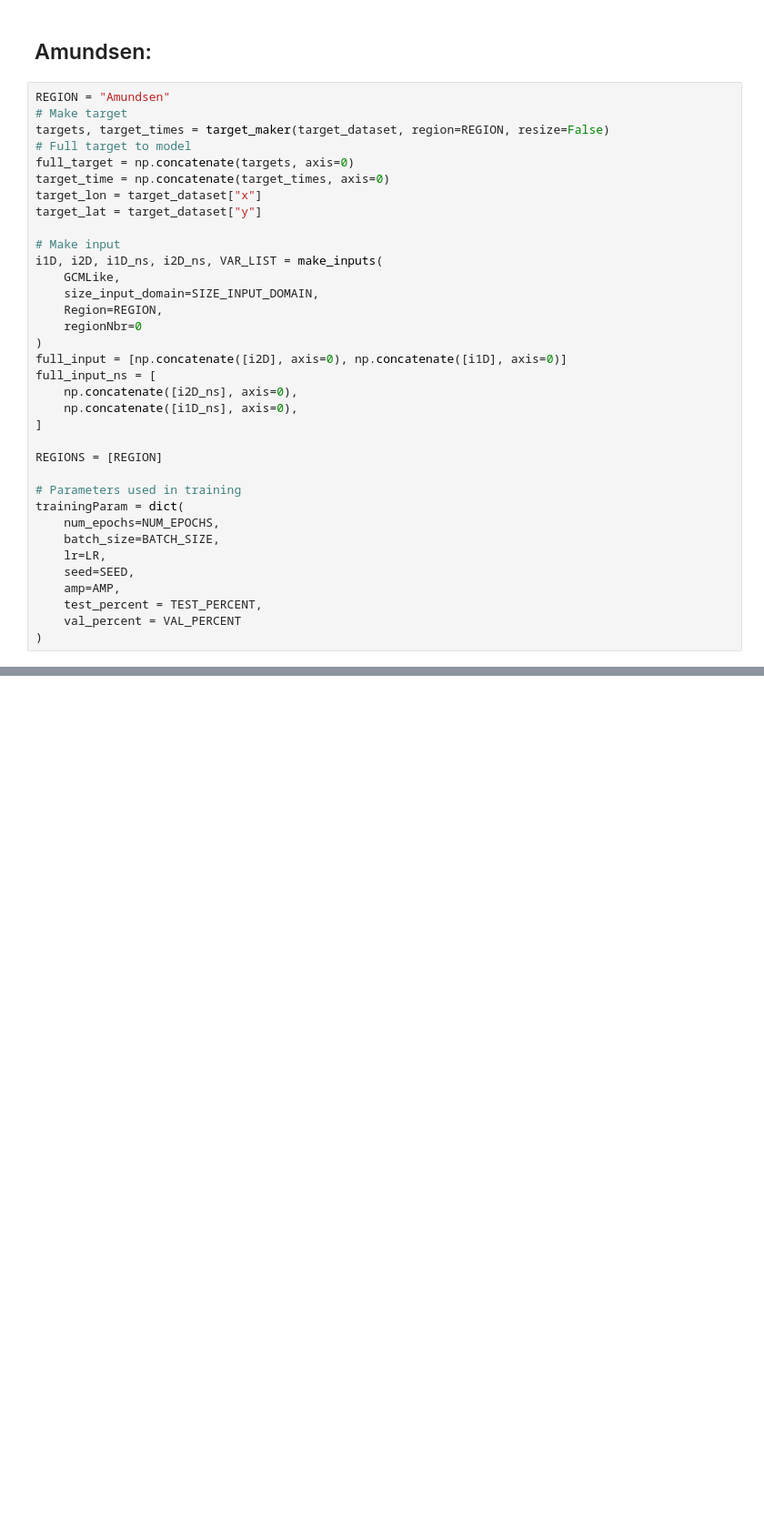
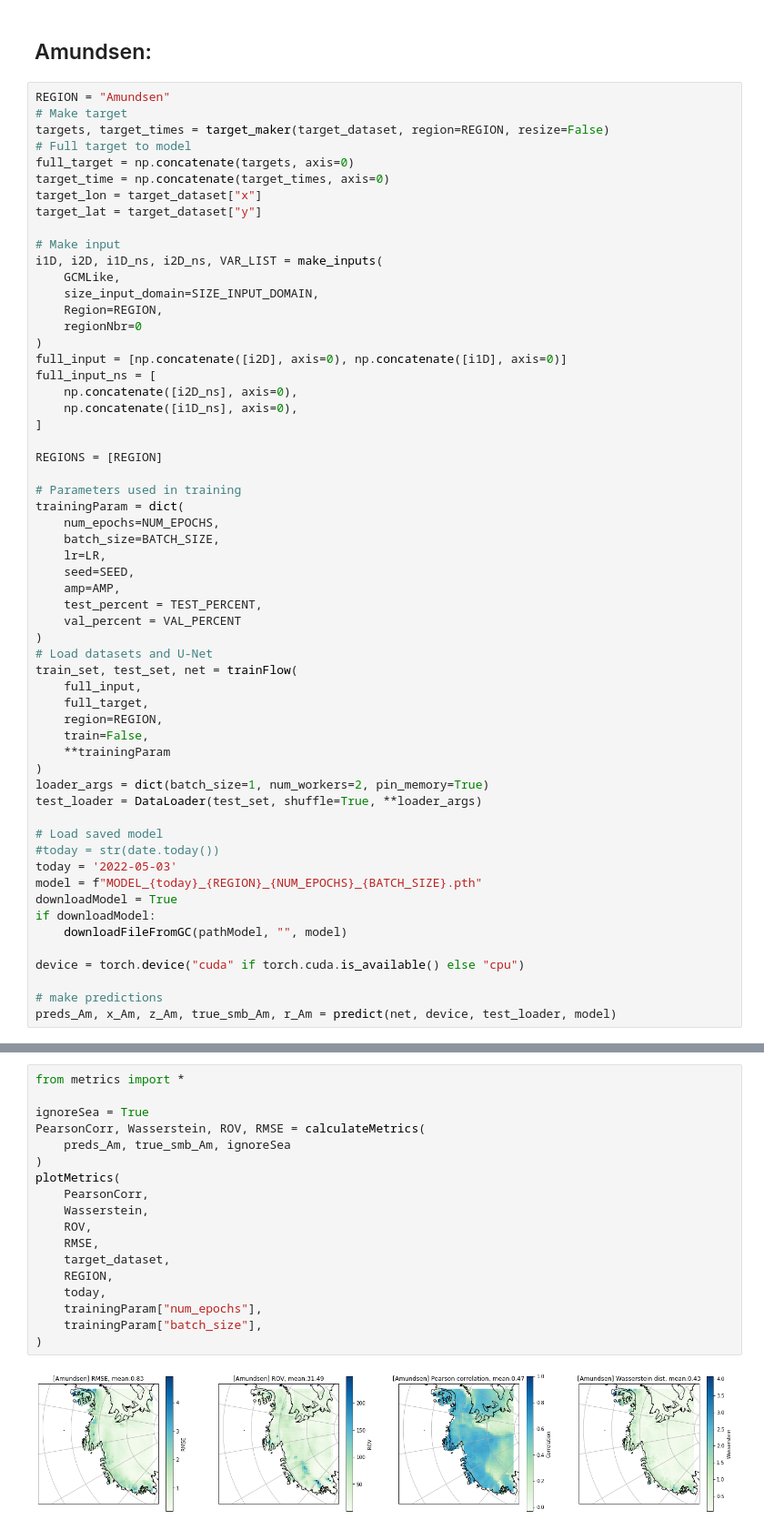
Before and after one commit to marvande/Antarctica-RCM-Emulator, a Jupyter notebook: scr/notebooks/pytorch/evaluateML.ipynb, the cells around one changed output, grey strips where cells are left out. Shown at 91% size. Saved outputs shown, nothing was run; the diff lists cells and outputs as text; blank space fills up the shorter version.

```diff
--- a/scr/notebooks/pytorch/evaluateML.ipynb
+++ b/scr/notebooks/pytorch/evaluateML.ipynb
@@ -625,3 +604,26 @@ trainingParam = dict(
     test_percent = TEST_PERCENT,
     val_percent = VAL_PERCENT
 )
+# Load datasets and U-Net
+train_set, test_set, net = trainFlow(
+    full_input,
+    full_target,
+    region=REGION,
+    train=False,
+    **trainingParam
+)
+loader_args = dict(batch_size=1, num_workers=2, pin_memory=True)
+test_loader = DataLoader(test_set, shuffle=True, **loader_args)
+
+# Load saved model
+#today = str(date.today())
+today = '2022-05-03'
+model = f"MODEL_{today}_{REGION}_{NUM_EPOCHS}_{BATCH_SIZE}.pth"
+downloadModel = True
+if downloadModel:
+    downloadFileFromGC(pathModel, "", model)
+
+device = torch.device("cuda" if torch.cuda.is_available() else "cpu")
+
+# make predictions
+preds_Am, x_Am, z_Am, true_smb_Am, r_Am = predict(net, device, test_loader, model)
@@ -720,0 +659,20 @@ ROV: 0.31492090985883936
+# %%
+from metrics import *
+
+ignoreSea = True
+PearsonCorr, Wasserstein, ROV, RMSE = calculateMetrics(
+    preds_Am, true_smb_Am, ignoreSea
+)
+plotMetrics(
+    PearsonCorr,
+    Wasserstein,
+    ROV,
+    RMSE,
+    target_dataset,
+    REGION,
+    today,
+    trainingParam["num_epochs"],
+    trainingParam["batch_size"],
+)
+# %% [output]
+[figure, added]
```
Also changed, not shown: parts of 30 cells of this notebook, 1 other file.
